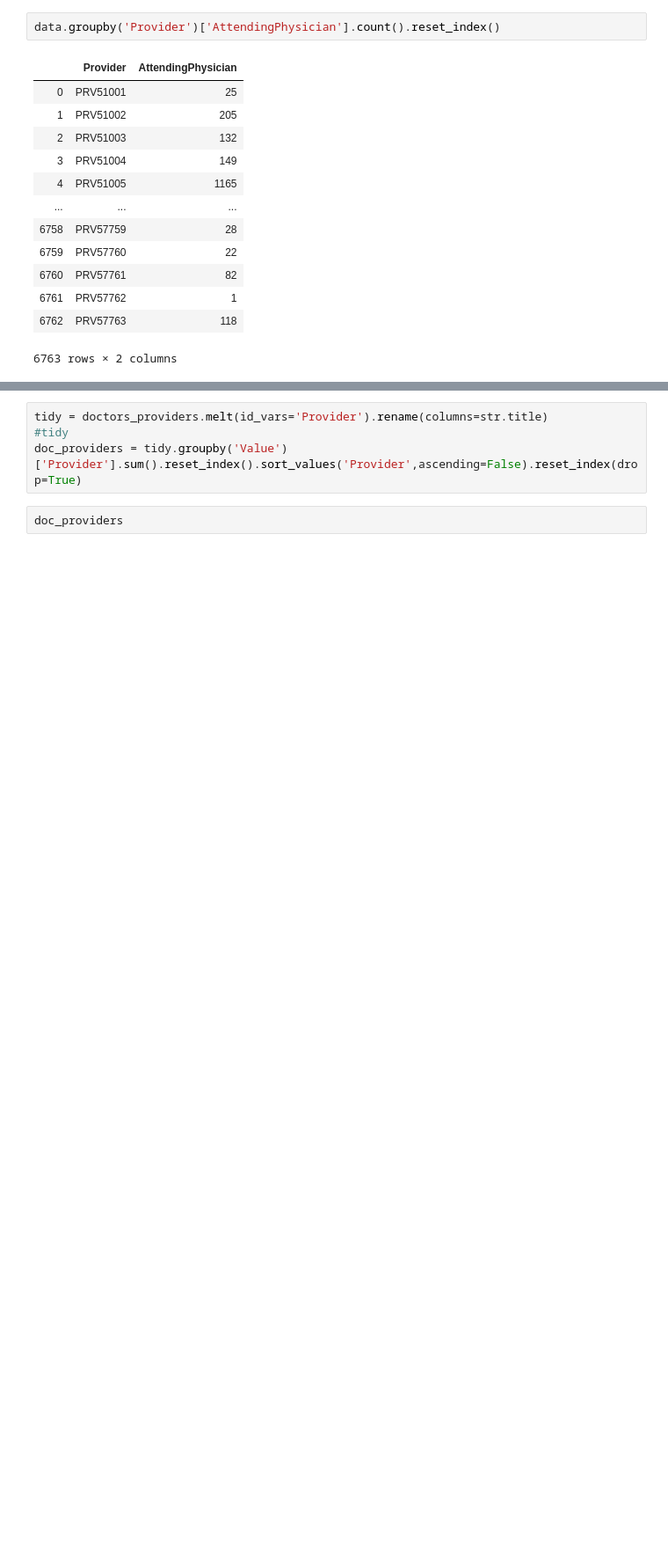
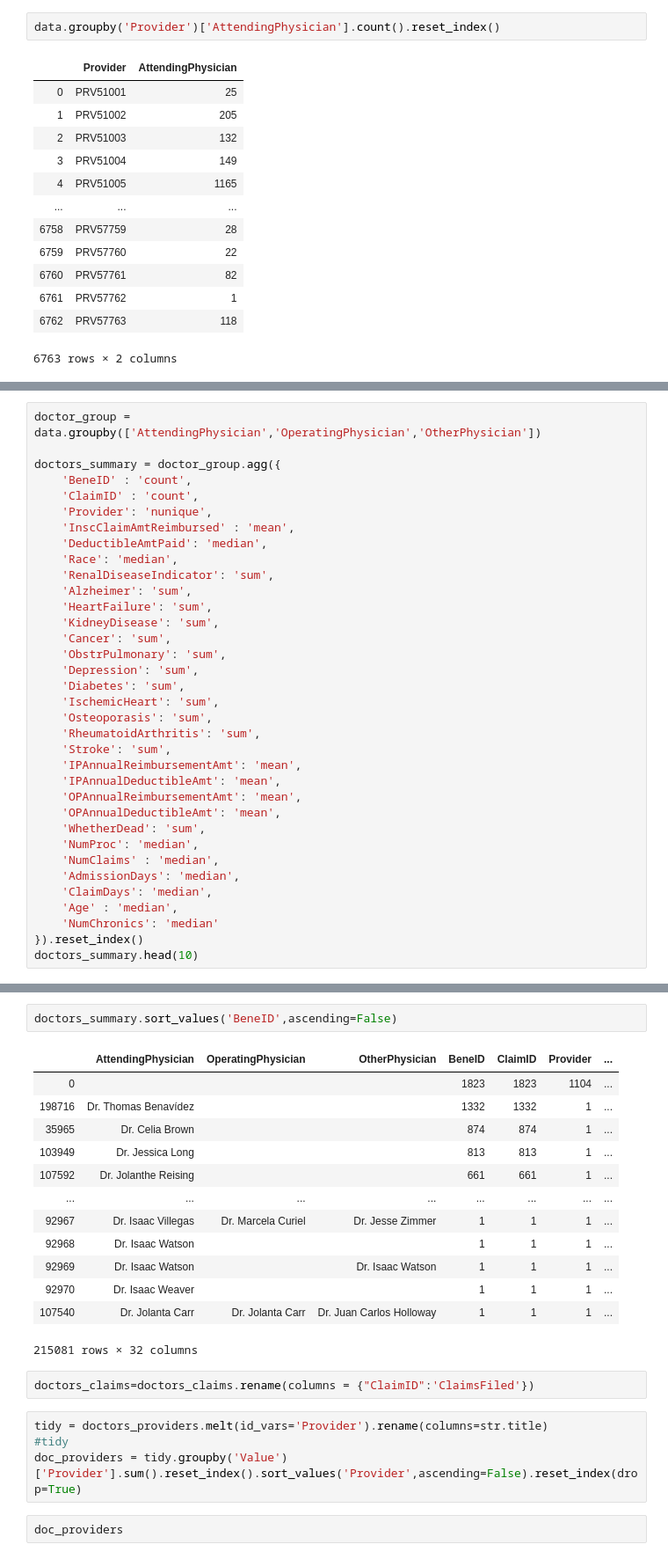
Before and after one commit to DebLeong/HealthCareCapstone, a Jupyter notebook: sam/EDA.ipynb, the cells around one changed output, grey strips where cells are left out. Shown at 88% size. Saved outputs shown, nothing was run; the diff lists cells and outputs as text; blank space fills up the shorter version.

```diff
--- a/sam/EDA.ipynb
+++ b/sam/EDA.ipynb
@@ -647,0 +608,35 @@ doctors_providers[doctors_providers.OtherPhysician != ''].head(10)
+# %%
+doctor_group = data.groupby(['AttendingPhysician','OperatingPhysician','OtherPhysician'])
+
+doctors_summary = doctor_group.agg({
+    'BeneID' : 'count',
+    'ClaimID' : 'count',
+    'Provider': 'nunique',
+    'InscClaimAmtReimbursed' : 'mean',
+    'DeductibleAmtPaid': 'median',
+    'Race': 'median',
+    'RenalDiseaseIndicator': 'sum',
+    'Alzheimer': 'sum',
+    'HeartFailure': 'sum',
+    'KidneyDisease': 'sum',
+    'Cancer': 'sum',
+    'ObstrPulmonary': 'sum',
+    'Depression': 'sum',
+    'Diabetes': 'sum',
+    'IschemicHeart': 'sum',
+    'Osteoporasis': 'sum',
+    'RheumatoidArthritis': 'sum',
+    'Stroke': 'sum',
+    'IPAnnualReimbursementAmt': 'mean',
+    'IPAnnualDeductibleAmt': 'mean',
+    'OPAnnualReimbursementAmt': 'mean',
+    'OPAnnualDeductibleAmt': 'mean',
+    'WhetherDead': 'sum',
+    'NumProc': 'median',
+    'NumClaims' : 'median',
+    'AdmissionDays': 'median',
+    'ClaimDays': 'median',
+    'Age' : 'median',
+    'NumChronics': 'median'
+}).reset_index()
+doctors_summary.head(10)
@@ -648,3 +656,21 @@ doctors_providers[doctors_providers.OtherPhysician != ''].head(10)
+# %%
+doctors_summary.sort_values('BeneID',ascending=False)
+# %% [output]
+|  | AttendingPhysician | OperatingPhysician | OtherPhysician | BeneID | ClaimID | Provider | ... |
+| 0 |  |  |  | 1823 | 1823 | 1104 | ... |
+| 198716 | Dr. Thomas Benavídez |  |  | 1332 | 1332 | 1 | ... |
+| 35965 | Dr. Celia Brown |  |  | 874 | 874 | 1 | ... |
+| 103949 | Dr. Jessica Long |  |  | 813 | 813 | 1 | ... |
+| 107592 | Dr. Jolanthe Reising |  |  | 661 | 661 | 1 | ... |
+| ... | ... | ... | ... | ... | ... | ... | ... |
+| 92967 | Dr. Isaac Villegas | Dr. Marcela Curiel | Dr. Jesse Zimmer | 1 | 1 | 1 | ... |
+| 92968 | Dr. Isaac Watson |  |  | 1 | 1 | 1 | ... |
+| 92969 | Dr. Isaac Watson |  | Dr. Isaac Watson | 1 | 1 | 1 | ... |
+| 92970 | Dr. Isaac Weaver |  |  | 1 | 1 | 1 | ... |
+| 107540 | Dr. Jolanta Carr | Dr. Jolanta Carr | Dr. Juan Carlos Holloway | 1 | 1 | 1 | ... |
+215081 rows × 32 columns
+# %%
+doctors_claims=doctors_claims.rename(columns = {"ClaimID":'ClaimsFiled'})
 # %%
 tidy = doctors_providers.melt(id_vars='Provider').rename(columns=str.title)
 #tidy
```
Also changed, not shown: parts of 38 cells of this notebook, 7 other files.
